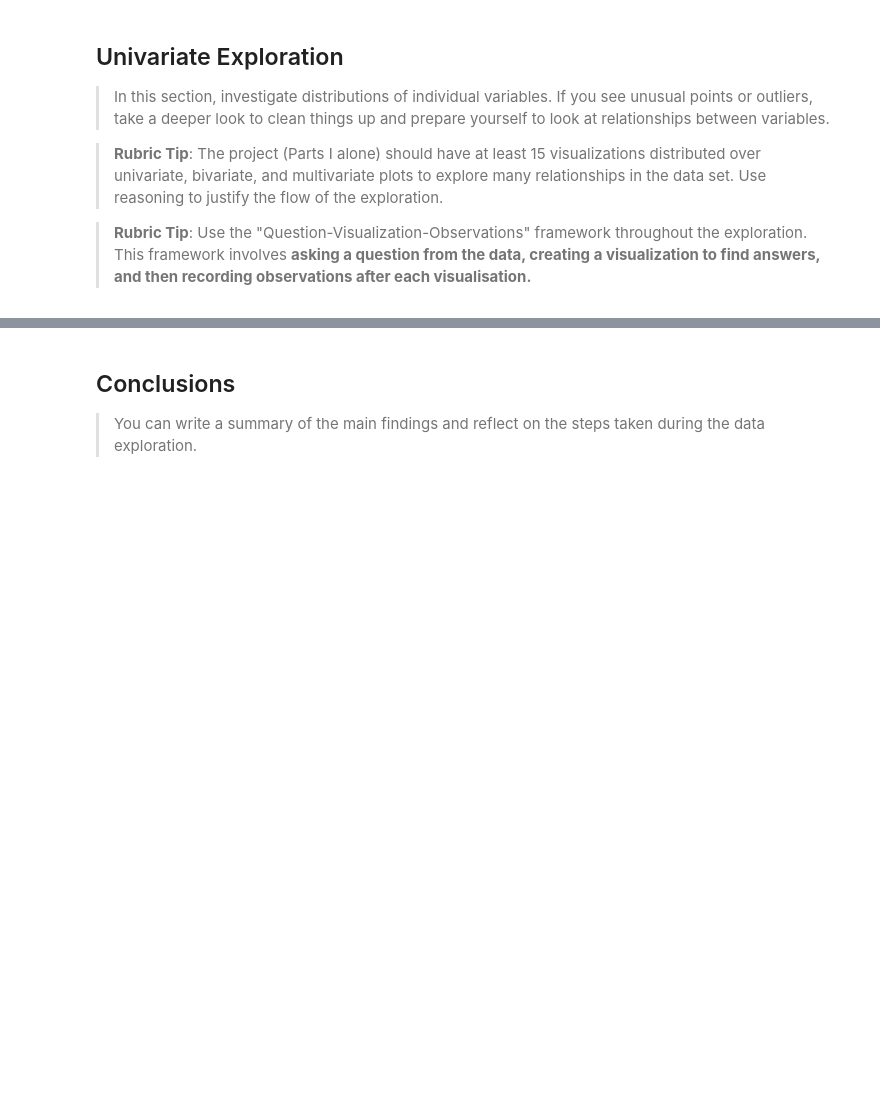
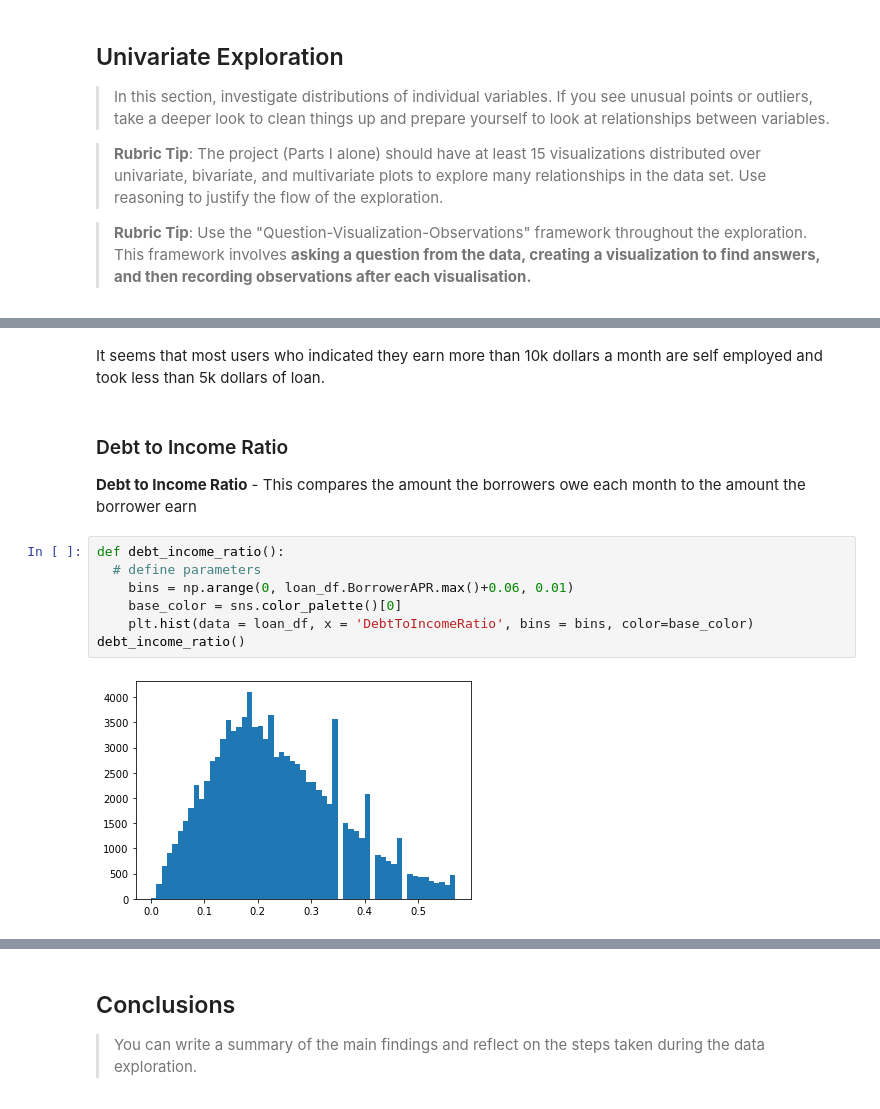
Before and after one commit to samwata/prosper_loan_data_analysis, a Jupyter notebook: Part_I_exploration_template.ipynb, the cells around one changed output, grey strips where cells are left out. Cells and saved outputs as stored; diff of their text form; blank space fills up the shorter version.

```diff
--- a/Part_I_exploration_template.ipynb
+++ b/Part_I_exploration_template.ipynb
@@ -324,0 +426,15 @@ your work in the previous sections.
+# %% [markdown]
+It seems that most users who indicated they earn more than 10k dollars a month are self employed and took less than 5k dollars of loan.
+# %% [markdown]
+### Debt to Income Ratio
+
+**Debt to Income Ratio** - This compares the amount the borrowers owe each month to the amount the borrower earn
+# %%
+def debt_income_ratio():
+  # define parameters
+    bins = np.arange(0, loan_df.BorrowerAPR.max()+0.06, 0.01)
+    base_color = sns.color_palette()[0]
+    plt.hist(data = loan_df, x = 'DebtToIncomeRatio', bins = bins, color=base_color)
+debt_income_ratio()
+# %% [output]
+[figure, added]
```
Also changed, not shown: parts of 83 cells of this notebook, 1 other file.
